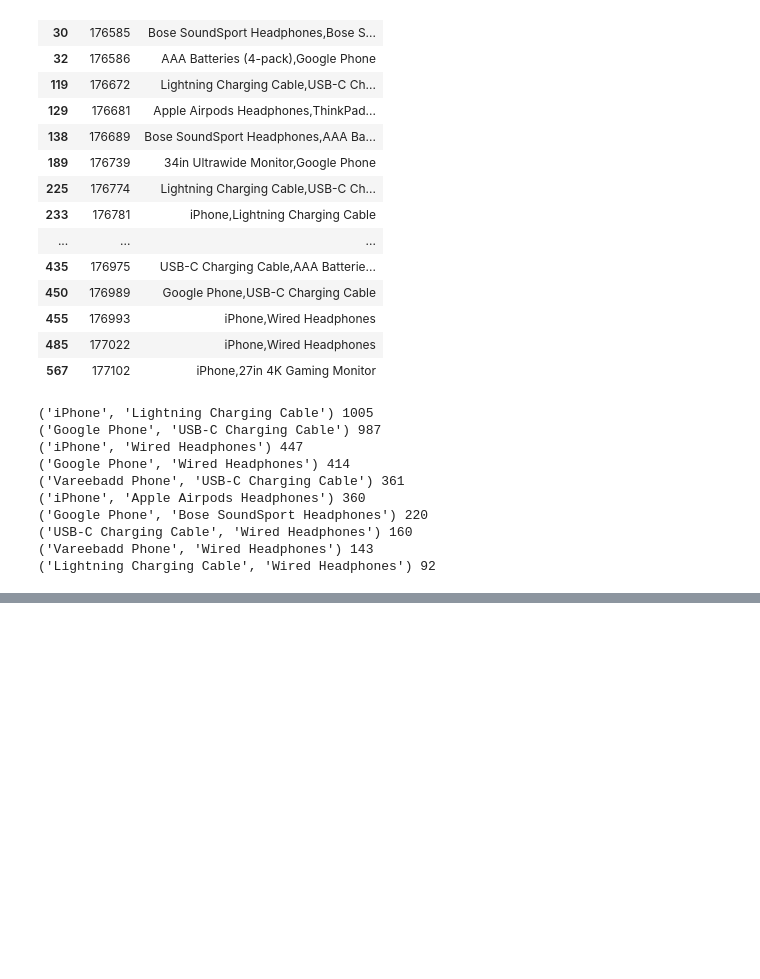
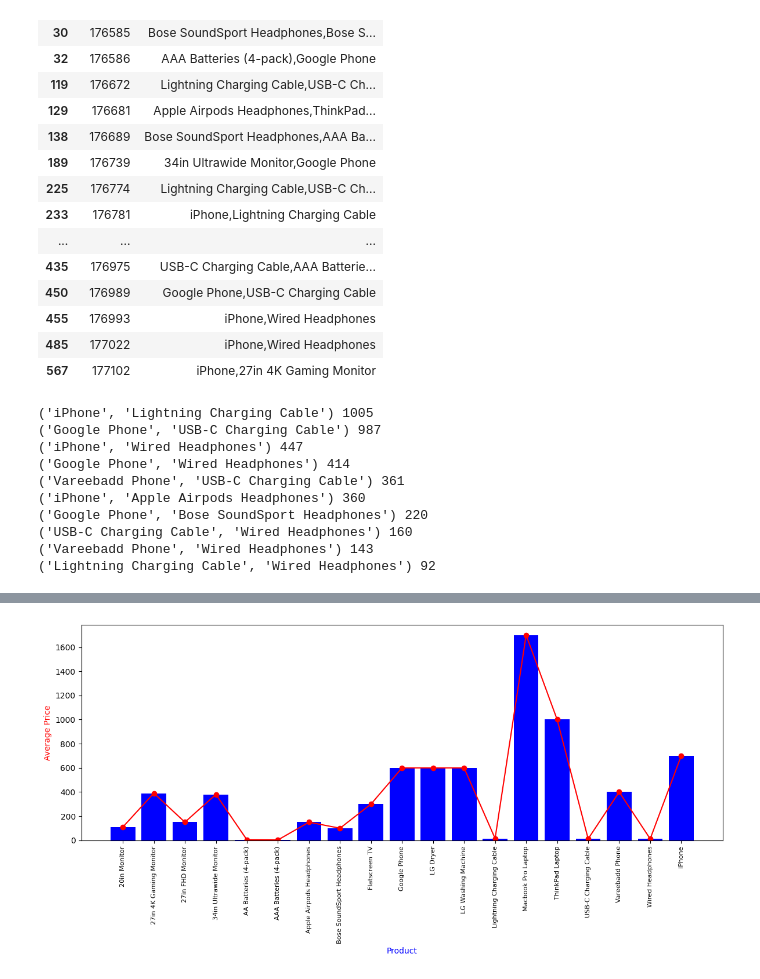
Before and after one commit to Abhishekpamulapati/SalesAnalysis, a Jupyter notebook: Analysis.ipynb, the cells around one changed output, grey strips where cells are left out. Saved outputs shown, nothing was run; the diff lists cells and outputs as text; code cells hidden in the pictures; blank space fills up the shorter version.

```diff
--- a/Analysis.ipynb
+++ b/Analysis.ipynb
@@ -277,0 +309,30 @@ for key , value  in count.most_common(10):
+# %%
+# Ensure 'Price Each' is numeric
+all_data['Price Each'] = pd.to_numeric(all_data['Price Each'], errors='coerce')
+all_data = all_data.dropna(subset=['Price Each'])
+
+# Group and calculate mean price
+prices = all_data.groupby("Product")["Price Each"].mean()
+
+# Prepare plot
+fig, ax1 = plt.subplots(figsize=(12,6))
+
+keys = prices.index.tolist()
+values = prices.values
+
+# Bar chart for average prices
+ax1.bar(keys, values, color='b')
+
+# Line plot overlay (optional)
+ax1.plot(keys, values, color='r', marker='o')
+
+# Labeling
+ax1.set_xlabel('Product', color='b')
+ax1.set_ylabel('Average Price', color='r')
+ax1.set_xticks(range(len(keys)))
+ax1.set_xticklabels(keys, rotation='vertical', size=8)
+
+plt.tight_layout()
+plt.show()
+# %% [output]
+[figure, added]
```
Also changed, not shown: parts of 2 cells of this notebook.
